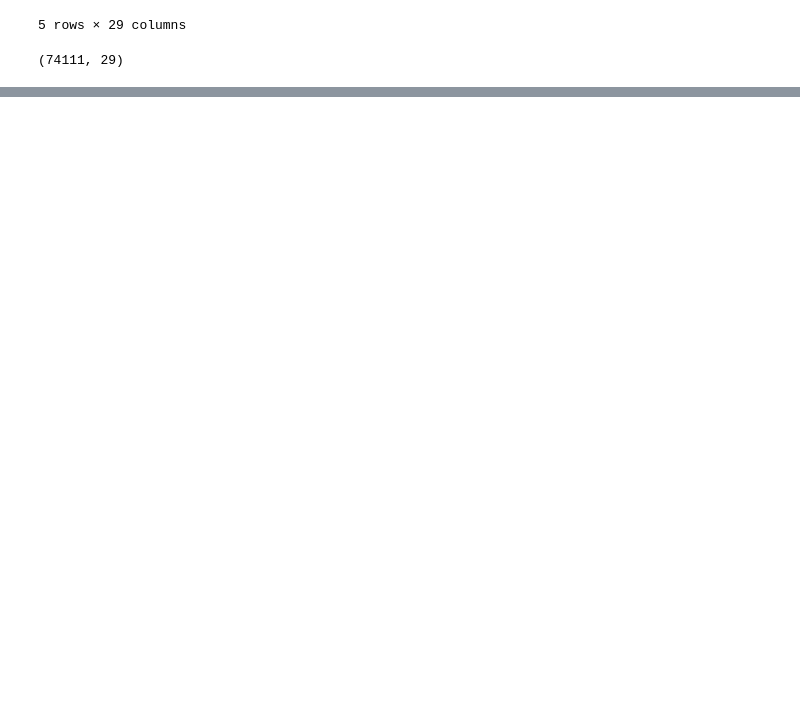
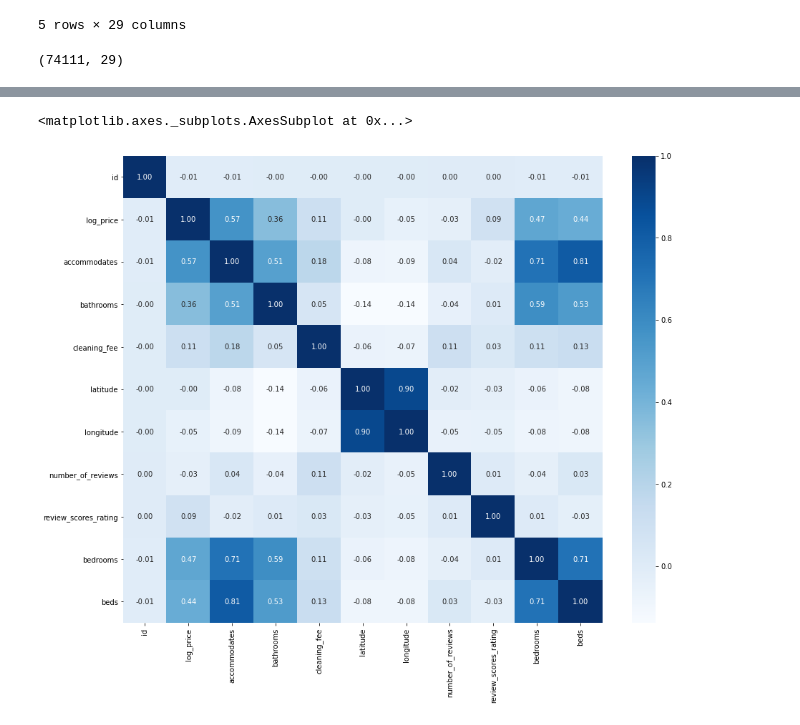
Before and after one commit to daniel8691/AirbnbListing_ML, a Jupyter notebook: Airbnb_prediction_ML.ipynb, the cells around one changed output, grey strips where cells are left out. Saved outputs shown, nothing was run; the diff lists cells and outputs as text; code cells hidden in the pictures; blank space fills up the shorter version.

```diff
--- a/Airbnb_prediction_ML.ipynb
+++ b/Airbnb_prediction_ML.ipynb
@@ -43,0 +138,11 @@ Short checklist to keep in mind:
+# %%
+# Create a correlation matrix using seaborn's heatmap
+corr_matrix = bnb_df.corr()
+plt.figure(figsize=(15,12))
+sns.heatmap(corr_matrix,
+           annot=True,
+           fmt='.2f',
+           cmap="Blues")
+# %% [output]
+<matplotlib.axes._subplots.AxesSubplot at 0x...>
+[figure, added]
```
Also changed, not shown: parts of 29 cells of this notebook.
